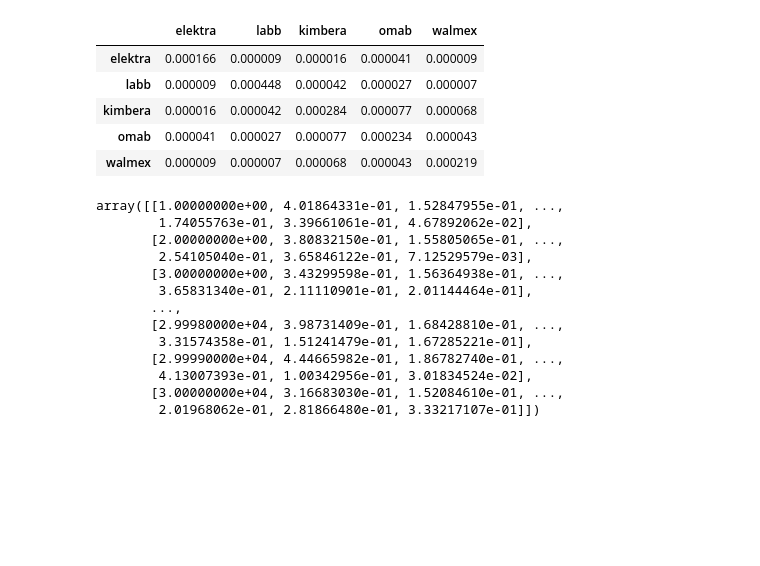
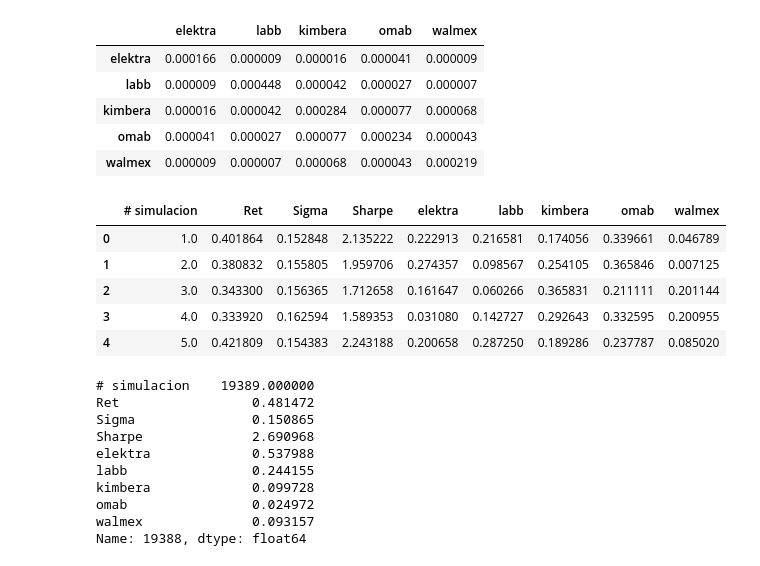
Before and after one commit to carlosdeoncedos/analisisideinversion19, a Jupyter notebook: 12.0PortafolioSimulacionMonteCarlo.ipynb, the cells around one changed output. Saved outputs shown, nothing was run; the diff lists cells and outputs as text; code cells hidden in the pictures; blank space fills up the shorter version.

```diff
--- a/12.0PortafolioSimulacionMonteCarlo.ipynb
+++ b/12.0PortafolioSimulacionMonteCarlo.ipynb
@@ -267,19 +267,3 @@ for i in range(num_simulaciones):
     simulacion[i, 3] = sharp_portafolio
     for j in range(numero_acciones):
         simulacion[i, j + 4] = w[j]
-# %%
-simulacion
-# %% [output]
-array([[1.00000000e+00, 4.01864331e-01, 1.52847955e-01, ...,
-        1.74055763e-01, 3.39661061e-01, 4.67892062e-02],
-       [2.00000000e+00, 3.80832150e-01, 1.55805065e-01, ...,
-        2.54105040e-01, 3.65846122e-01, 7.12529579e-03],
-       [3.00000000e+00, 3.43299598e-01, 1.56364938e-01, ...,
-        3.65831340e-01, 2.11110901e-01, 2.01144464e-01],
-       ...,
-       [2.99980000e+04, 3.98731409e-01, 1.68428810e-01, ...,
-        3.31574358e-01, 1.51241479e-01, 1.67285221e-01],
-       [2.99990000e+04, 4.44665982e-01, 1.86782740e-01, ...,
-        4.13007393e-01, 1.00342956e-01, 3.01834524e-02],
-       [3.00000000e+04, 3.16683030e-01, 1.52084610e-01, ...,
-        2.01968062e-01, 2.81866480e-01, 3.33217107e-01]])
@@ -285,0 +273,9 @@ array([[1.00000000e+00, 4.01864331e-01, 1.52847955e-01, ...,
+# %%
+resultados.head()
+# %% [output]
+|  | # simulacion | Ret | Sigma | Sharpe | elektra | labb | kimbera | omab | walmex |
+| 0 | 1.0 | 0.401864 | 0.152848 | 2.135222 | 0.222913 | 0.216581 | 0.174056 | 0.339661 | 0.046789 |
+| 1 | 2.0 | 0.380832 | 0.155805 | 1.959706 | 0.274357 | 0.098567 | 0.254105 | 0.365846 | 0.007125 |
+| 2 | 3.0 | 0.343300 | 0.156365 | 1.712658 | 0.161647 | 0.060266 | 0.365831 | 0.211111 | 0.201144 |
+| 3 | 4.0 | 0.333920 | 0.162594 | 1.589353 | 0.031080 | 0.142727 | 0.292643 | 0.332595 | 0.200955 |
+| 4 | 5.0 | 0.421809 | 0.154383 | 2.243188 | 0.200658 | 0.287250 | 0.189286 | 0.237787 | 0.085020 |
@@ -285,0 +285,13 @@ array([[1.00000000e+00, 4.01864331e-01, 1.52847955e-01, ...,
+# %%
+max_sharp_port
+# %% [output]
+# simulacion    19389.000000
+Ret                 0.481472
+Sigma               0.150865
+Sharpe              2.690968
+elektra             0.537988
+labb                0.244155
+kimbera             0.099728
+omab                0.024972
+walmex              0.093157
+Name: 19388, dtype: float64
```
Also changed, not shown: parts of 5 cells of this notebook.
